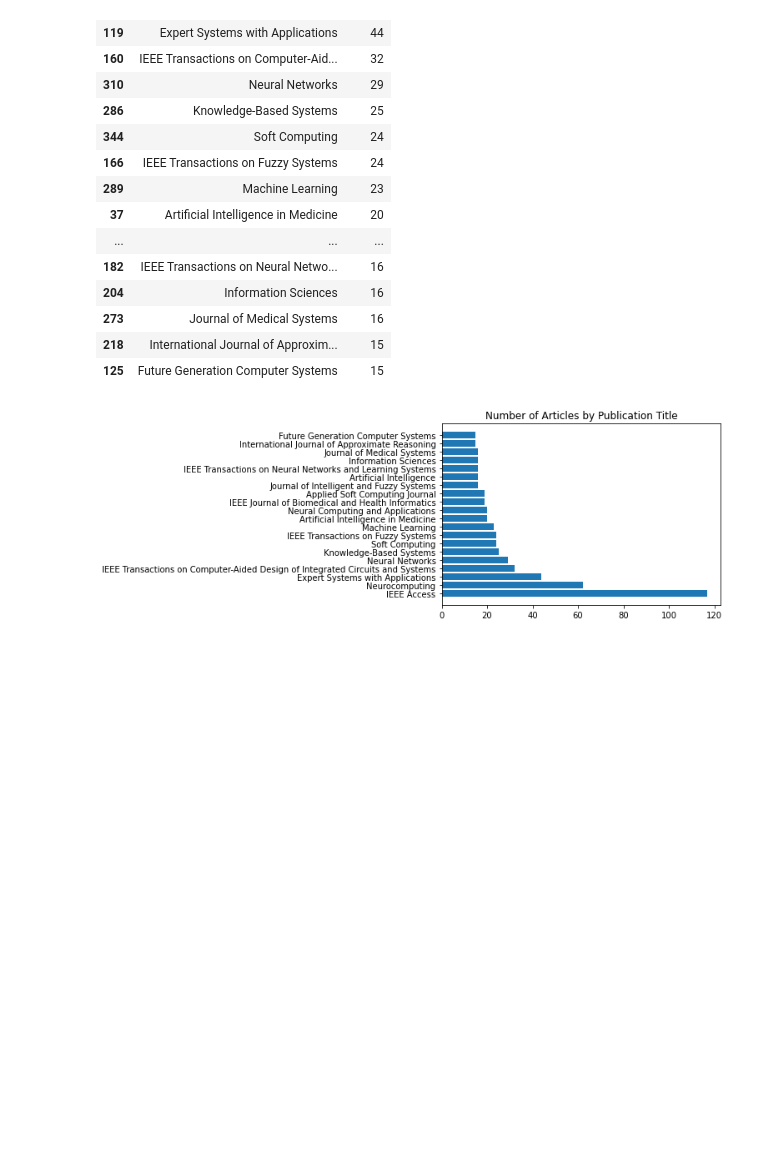
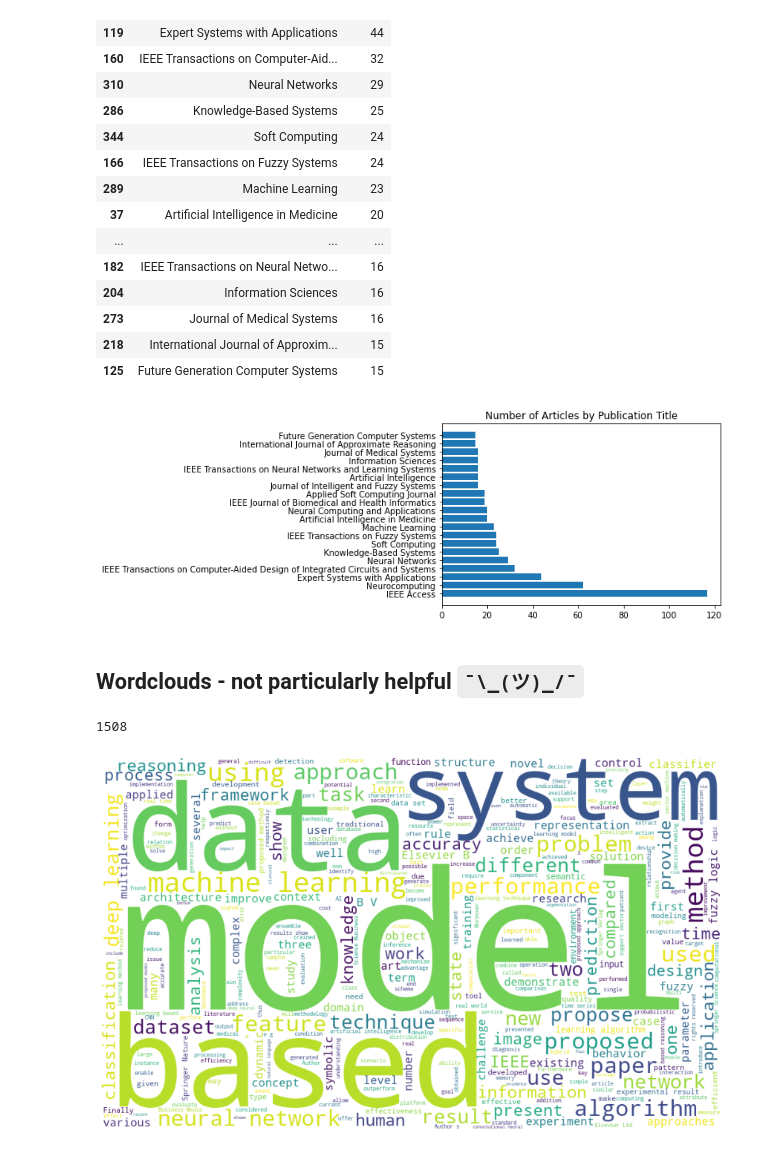
Before and after one commit to kyleiwaniec/neuro-symbolic-ai-systematic-review, a Jupyter notebook: scopus/filterd-search-results.ipynb, the cells around one changed output. Saved outputs shown, nothing was run; the diff lists cells and outputs as text; code cells hidden in the pictures; blank space fills up the shorter version.

```diff
--- a/scopus/filterd-search-results.ipynb
+++ b/scopus/filterd-search-results.ipynb
@@ -266,3 +285,5 @@ plt.title('Number of Articles by Publication Title')
 plt.show()
 # %% [output]
 [figure]
+# %% [markdown]
+## Wordclouds - not particularly helpful `¯\_(ツ)_/¯`
@@ -268,0 +292,23 @@ plt.show()
+# %%
+def drawCloud(text):
+    wc = WordCloud(background_color="white",
+                   max_words=350,
+                   width=1000,
+                   height=600,
+                   random_state=1).generate(text)
+
+    plt.figure(figsize=(15,15))
+    plt.imshow(wc)
+    plt.axis("off")
+# %%
+topArticles=pd.read_csv("scopus-filtered-by-top-publication.csv")
+topArticles = topArticles[topArticles['Abstract Note'].notna()]
+# %%
+len(topArticles)
+# %% [output]
+1508
+# %%
+text = ','.join(list(topArticles['Abstract Note']))
+drawCloud(text)
+# %% [output]
+[figure, added]
```
Also changed, not shown: parts of 45 cells of this notebook, 2 other files.
